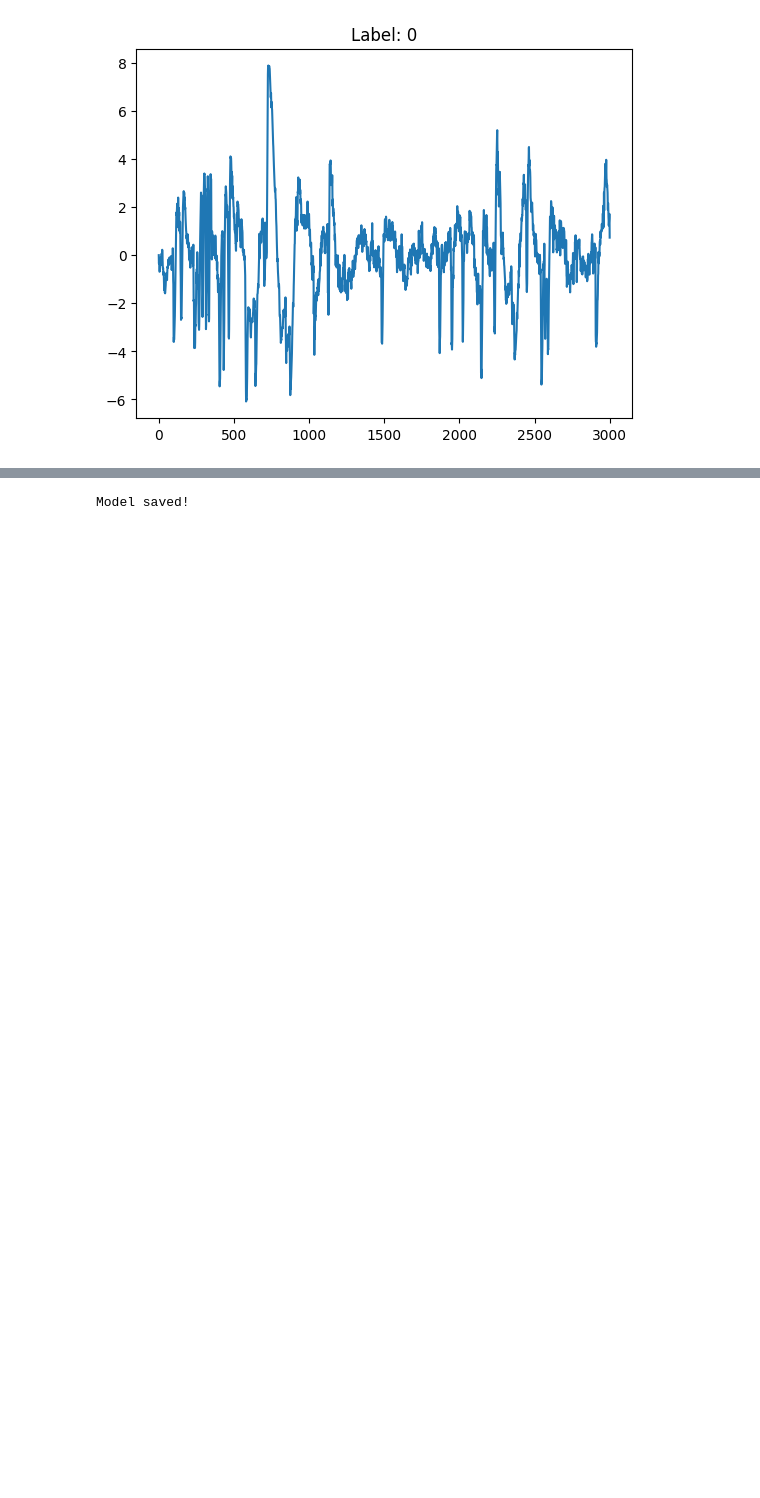
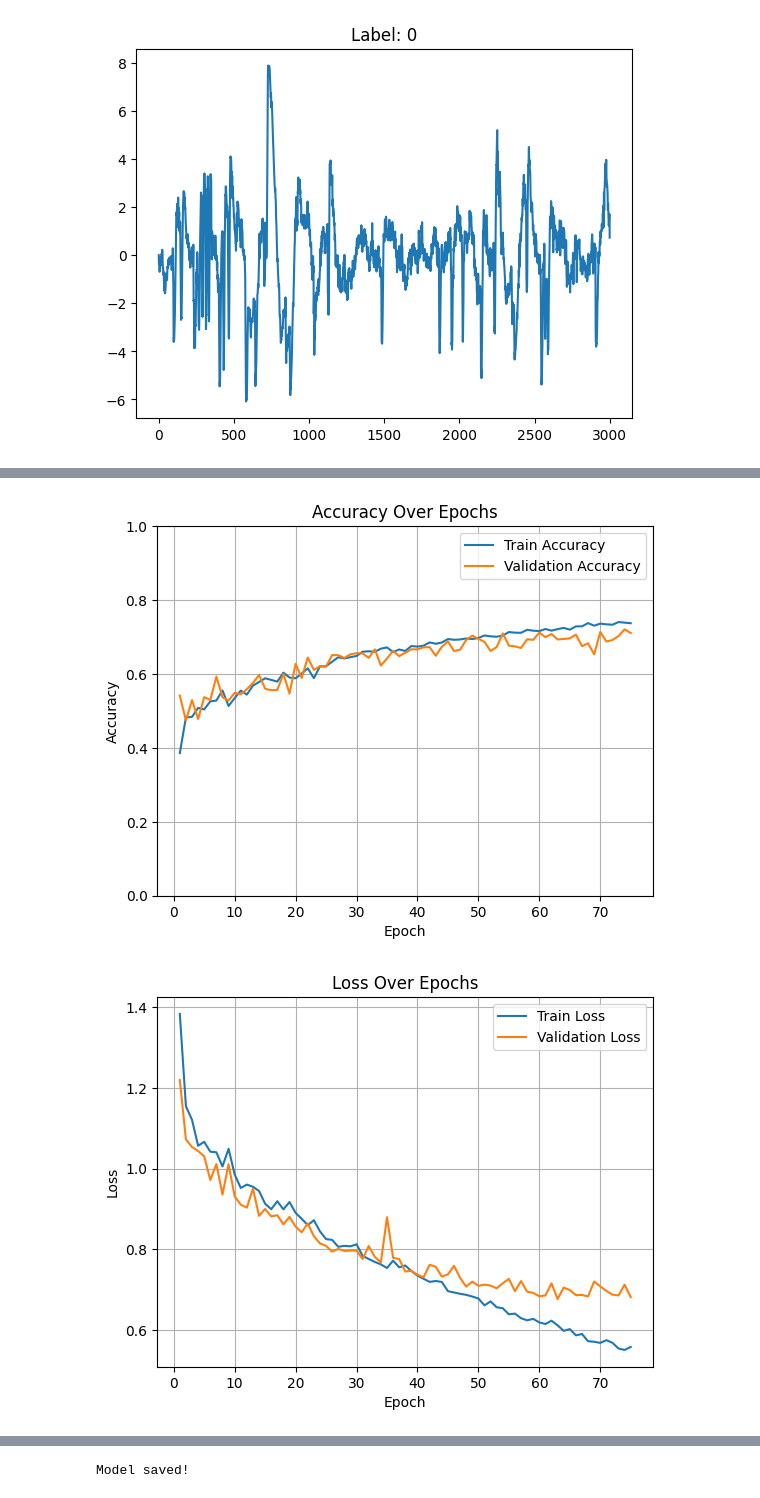
Before and after one commit to karnamgyal/sleep-stage-classifier, a Jupyter notebook: notebook.ipynb, the cells around one changed output, grey strips where cells are left out. Drawn from its saved outputs; the diff is of its cells as text; code cells hidden in the pictures; blank space fills up the shorter version.

Commit message:
Primary model and baseline updated.

```diff
--- a/notebook.ipynb
+++ b/notebook.ipynb
@@ -305,7 +306,7 @@ def log_run(file_path, params, metrics):
             f.write(f"{key}: {value}\n")
         f.write("\n")
 # %%
-def train_CNN(model, train_loader, val_loader, test_loader, batch_size=64, learning_rate=0.001, num_epochs=30, plot_path=None):
+def train_CNN(model, train_loader, val_loader, test_loader, weight, batch_size=64, learning_rate=0.001, num_epochs=30, plot_path=None):
     """
     Train the CNN-LSTM model for sleep stage classification.
 
@@ -332,7 +333,7 @@ def train_CNN(model, train_loader, val_loader, test_loader, batch_size=64, learn
     print(f"Using device: {torch.cuda.get_device_name(torch.cuda.current_device()) if torch.cuda.is_available() else 'CPU'}")
 
     # Loss function and optimizer
-    criterion = nn.CrossEntropyLoss()
+    criterion = nn.CrossEntropyLoss(weight=weight)
     optimizer = optim.Adam(model.parameters(), lr=learning_rate, weight_decay=1e-5)
 
     # Arrays to track metrics
@@ -416,3 +417,16 @@ if 'X' in locals() and 'y' in locals():
     )
 # %% [output]
 Data split - Train: 15492, Val: 3319, Test: 3319
+# %%
+# Count class labels from train_loader
+label_counts = Counter()
+
+for _, labels in train_loader:
+    label_counts.update(labels.numpy().tolist())
+
+total_samples = sum(label_counts.values())
+num_classes = len(label_counts)
+
+# Compute weights (inverse frequency)
+weights = [total_samples / label_counts[i] for i in range(num_classes)]
+class_weights = torch.tensor(weights, dtype=torch.float32)
@@ -501,0 +502,19 @@ plot_curve("plots/training_metrics")
+# %%
+model = EEG_Model()
+device = torch.device("cuda" if torch.cuda.is_available() else "cpu")
+
+train_loss, train_err, val_loss, val_err = train_CNN(
+    model=model,
+    train_loader=train_loader,
+    val_loader=val_loader,
+    test_loader=test_loader,
+    weight=class_weights.to(device),
+    batch_size=32,
+    learning_rate=0.0001,
+    num_epochs=75,
+    plot_path="plots/training_metrics"
+)
+
+# Plot training curves
+plot_curve("plots/training_metrics")
+# %% [output]
@@ -502,3 +538,5 @@ plot_curve("plots/training_metrics")
+[figure, new version]
+[figure, new version]
 # %%
 criterion = nn.CrossEntropyLoss()
 device = torch.device("cuda" if torch.cuda.is_available() else "cpu")
```
Also changed, not shown: parts of 8 cells of this notebook, 7 other files.
